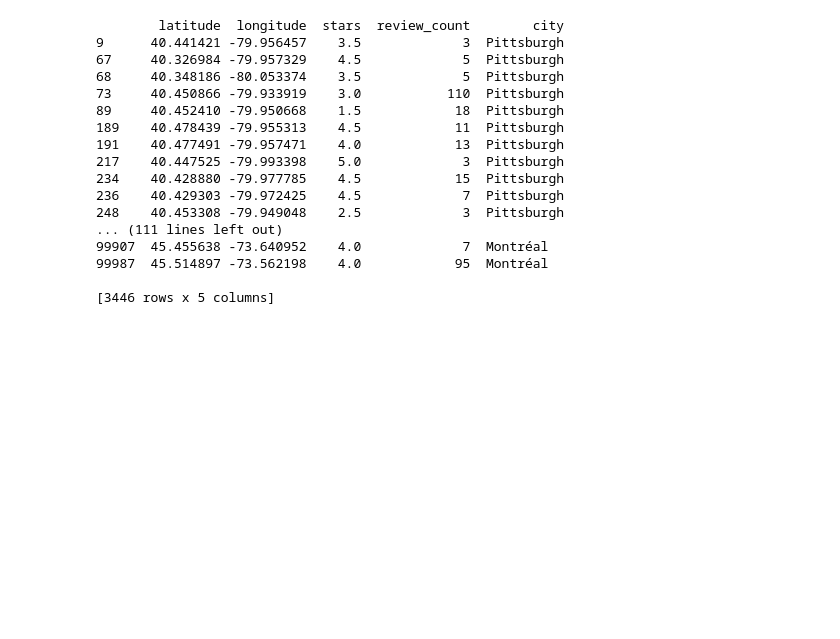
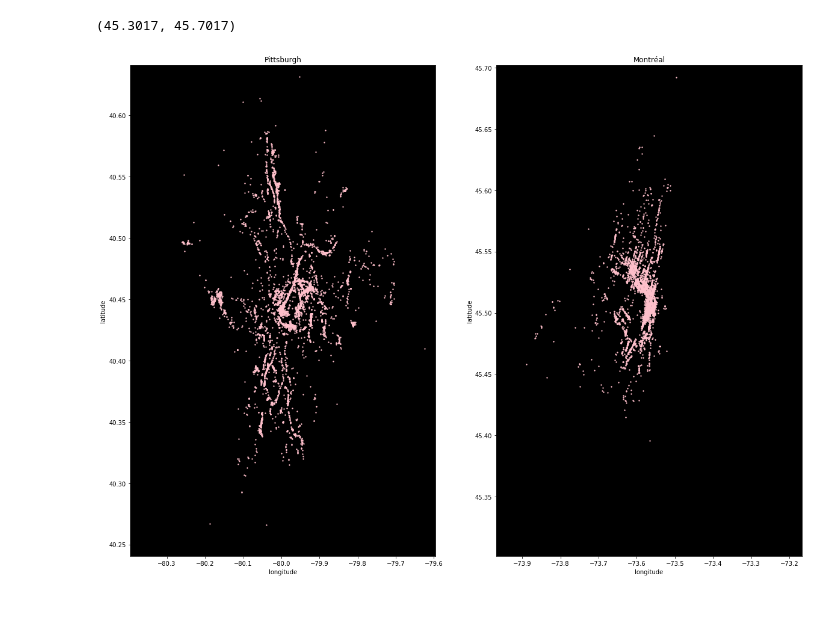
Before and after one commit to sahilarora93/Yelp_data_challenge, a Jupyter notebook: ExploratoryDataAnalysis_Yelp.ipynb, the cells around one changed output. Cells and saved outputs as stored; diff of their text form; code cells hidden in the pictures; blank space fills up the shorter version.

Commit message:
Add files via upload
Plots for Montreal and Pittsburgh are created

```diff
--- a/ExploratoryDataAnalysis_Yelp.ipynb
+++ b/ExploratoryDataAnalysis_Yelp.ipynb
@@ -14,5 +40,5 @@ dff1 = data[:100000]
 # %%
-dff2 = map(lambda x: x.rstrip(), dff1)
+dff2 = map(lambda x: x.rstrip(), data)
 
 data_json_str = "[" + ','.join(dff2) + "]"
 
@@ -43,25 +69,47 @@ dff
-# %%
-city_business_data = data_df[['latitude','longitude','stars','review_count','city']]
-
-city_business_data
-city_Montreal=city_business_data[(city_business_data["city"] == 'Montréal')]
-city_Pittsburgh=city_business_data[(city_business_data["city"] == 'Pittsburgh')]
-print (city_Pittsburgh, city_Montreal)
-# %% [output]
-        latitude  longitude  stars  review_count        city
-9      40.441421 -79.956457    3.5             3  Pittsburgh
-67     40.326984 -79.957329    4.5             5  Pittsburgh
-68     40.348186 -80.053374    3.5             5  Pittsburgh
-73     40.450866 -79.933919    3.0           110  Pittsburgh
-89     40.452410 -79.950668    1.5            18  Pittsburgh
-189    40.478439 -79.955313    4.5            11  Pittsburgh
-191    40.477491 -79.957471    4.0            13  Pittsburgh
-217    40.447525 -79.993398    5.0             3  Pittsburgh
-234    40.428880 -79.977785    4.5            15  Pittsburgh
-236    40.429303 -79.972425    4.5             7  Pittsburgh
-248    40.453308 -79.949048    2.5             3  Pittsburgh
-... (111 lines left out)
-99907  45.455638 -73.640952    4.0             7  Montréal
-99987  45.514897 -73.562198    4.0            95  Montréal
-
-[3446 rows x 5 columns]
+# %%
+city_business_data = data_df[['latitude','longitude','stars','review_count','city']]
+
+city_business_data
+city_Montreal=city_business_data[(city_business_data["city"] == 'Montréal')]
+city_Pittsburgh=city_business_data[(city_business_data["city"] == 'Pittsburgh')]
+
+#longitude and latitude from google maps.
+lat_pitts = 40.4406
+lon_pitts = -79.9959
+
+lat_mont = 45.5017
+lon_mont = -73.5673
+
+#x-axis
+lon_min_pitts, lon_max_pitts = lon_pitts-0.4,lon_pitts+0.4
+#y-axis
+lat_min_pitts, lat_max_pitts = lat_pitts-0.2,lat_pitts+0.2
+
+#x-axis
+lon_min_mont, lon_max_mont = lon_mont-0.4,lon_mont+0.4
+#y-axis
+lat_min_mont, lat_max_mont = lat_mont-0.2,lat_mont+0.2
+
+#print (city_Pittsburgh, city_Montreal)
+
+f, (plt1, plt2) = plt.subplots(1, 2, figsize=(20,15))
+#plot pheonix
+city_Pittsburgh.plot(kind='scatter', x='longitude', y='latitude',
+                color='pink', ax=plt1, s=2, alpha=.9, subplots=True)
+plt1.set_title("Pittsburgh")
+plt1.set_facecolor('black')
+plt1.set_xlim([lon_min_pitts, lon_max_pitts])
+plt1.set_ylim([lat_min_pitts, lat_max_pitts])
+
+#Montreal plot
+city_Montreal.plot(kind='scatter', x='longitude', y='latitude',
+                color='pink', ax=plt2, s=2, alpha=.9, subplots=True)
+plt2.set_title("Montréal")
+plt2.set_facecolor('black')
+plt2.set_xlim([lon_min_mont, lon_max_mont])
+plt2.set_ylim([lat_min_mont, lat_max_mont])
+# %% [output]
+(45.3017, 45.7017)
+[figure, added]
+# %% [markdown]
+###
```
Also changed, not shown: parts of 5 cells of this notebook.
